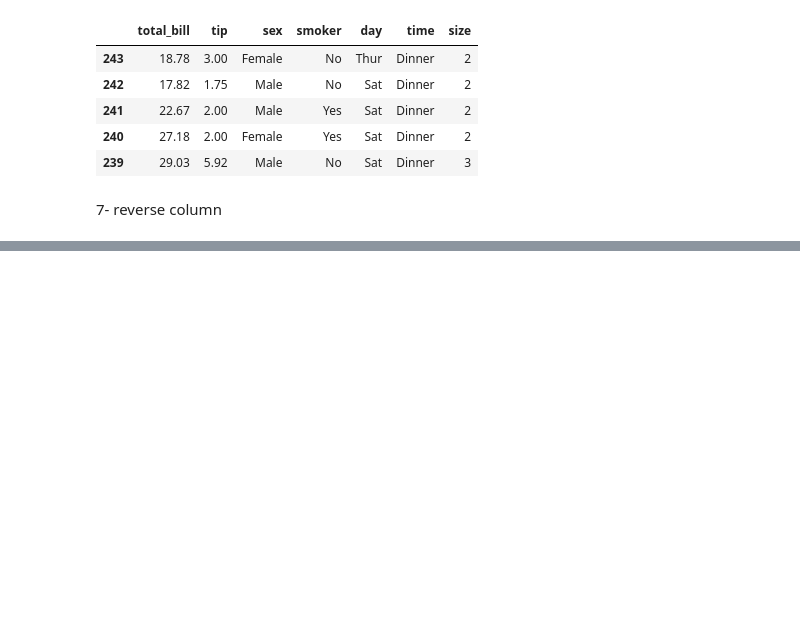
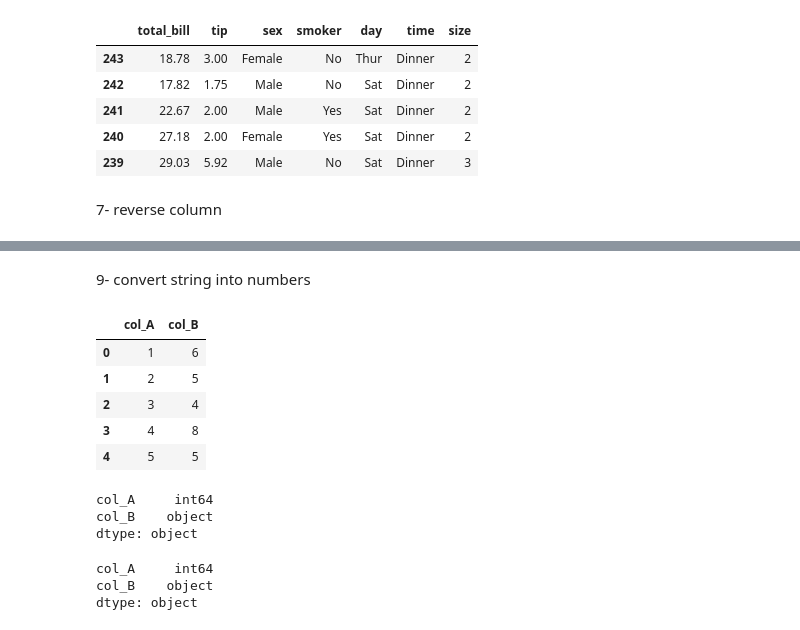
Before and after one commit to qasim697/python_ka_chilla, a Jupyter notebook: DAY_8/tipsandtricks.ipynb, the cells around one changed output, grey strips where cells are left out. Drawn from its saved outputs; the diff is of its cells as text; code cells hidden in the pictures; blank space fills up the shorter version.

```diff
--- a/DAY_8/tipsandtricks.ipynb
+++ b/DAY_8/tipsandtricks.ipynb
@@ -206,0 +238,26 @@ df.loc[:,::-1]
+# %% [markdown]
+9- convert string into numbers
+# %%
+df=pd.DataFrame({'col_A':[1,2,3,4,5],
+                 'col_B':['6','5','4','8','5']})
+df
+# %% [output]
+|  | col_A | col_B |
+| 0 | 1 | 6 |
+| 1 | 2 | 5 |
+| 2 | 3 | 4 |
+| 3 | 4 | 8 |
+| 4 | 5 | 5 |
+# %%
+df.dtypes
+# %% [output]
+col_A     int64
+col_B    object
+dtype: object
+# %%
+df.astype({'col_B': 'int64'})
+df.dtypes
+# %% [output]
+col_A     int64
+col_B    object
+dtype: object
```
Also changed, not shown: parts of 13 cells of this notebook, 1 other file.
